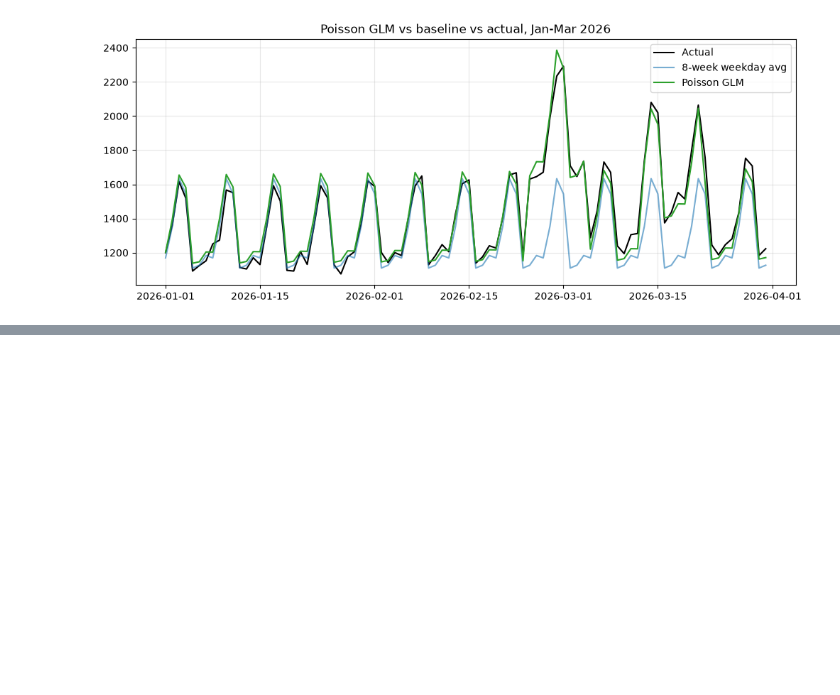
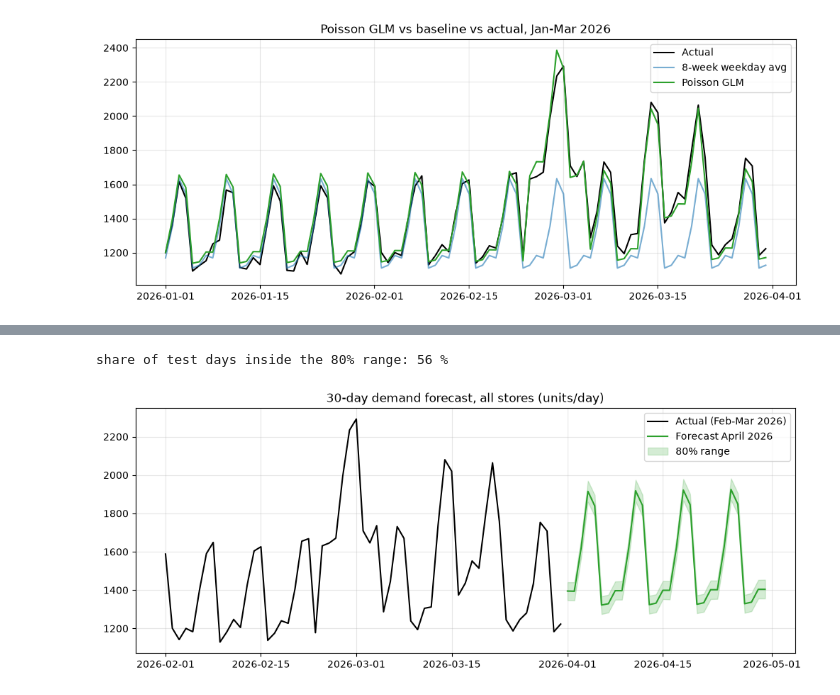
Before and after one commit to gauriverse/StockWise, a Jupyter notebook: notebooks/03_forecasting.ipynb, the cells around one changed output, grey strips where cells are left out. Drawn from its saved outputs; the diff is of its cells as text; code cells hidden in the pictures; blank space fills up the shorter version.

Commit message:
feat: compare forecast models, residual checks, and 30-day forecast

```diff
--- a/notebooks/03_forecasting.ipynb
+++ b/notebooks/03_forecasting.ipynb
@@ -161,0 +200,18 @@ plt.show()
+# %%
+X_all = make_features(daily.index)
+final = sm.GLM(daily.astype(float).values, X_all, family=sm.families.Poisson()).fit()
+
+future = pd.date_range("2026-04-01", "2026-04-30")
+X_future = make_features(future)
+assert list(X_future.columns) == list(X_all.columns)
+mean_fc = pd.Series(final.predict(X_future), index=future)
+
+
+rng = np.random.default_rng(1)
+sim = rng.poisson(mean_fc.values, size=(5000, len(future)))
+fc = pd.DataFrame({"forecast": mean_fc.round(0),
+                   "low_10%": np.percentile(sim, 10, axis=0),
+                   "high_90%": np.percentile(sim, 90, axis=0)})
+fc.index.name = "date"
+print("April 2026 total forecast units:", int(fc["forecast"].sum()))
+fc.head(10)
@@ -161,0 +232,21 @@ plt.show()
+# %%
+sim_t = rng.poisson(pred.values, size=(5000, len(test)))
+lo, hi = np.percentile(sim_t, 10, axis=0), np.percentile(sim_t, 90, axis=0)
+print("share of test days inside the 80% range:", round(((test.values >= lo) & (test.values <= hi)).mean() * 100), "%")
+# %% [output]
+share of test days inside the 80% range: 56 %
+# %%
+fig, ax = plt.subplots(figsize=(12, 4.5))
+hist = daily["2026-02-01":]
+ax.plot(hist.index, hist.values, color="black", label="Actual (Feb-Mar 2026)")
+ax.plot(fc.index, fc["forecast"], color="tab:green", label="Forecast April 2026")
+ax.fill_between(fc.index, fc["low_10%"], fc["high_90%"], color="tab:green", alpha=0.2, label="80% range")
+ax.set_title("30-day demand forecast, all stores (units/day)")
+ax.legend()
+ax.grid(alpha=0.3)
+fig.savefig(ROOT / "images" / "08_forecast_april2026.png", dpi=150, bbox_inches="tight")
+plt.show()
+
+fc.reset_index().to_csv(ROOT / "data" / "forecast_next30.csv", index=False)
+# %% [output]
+[figure, added]
```
Also changed, not shown: parts of 3 cells of this notebook, 2 other files.
